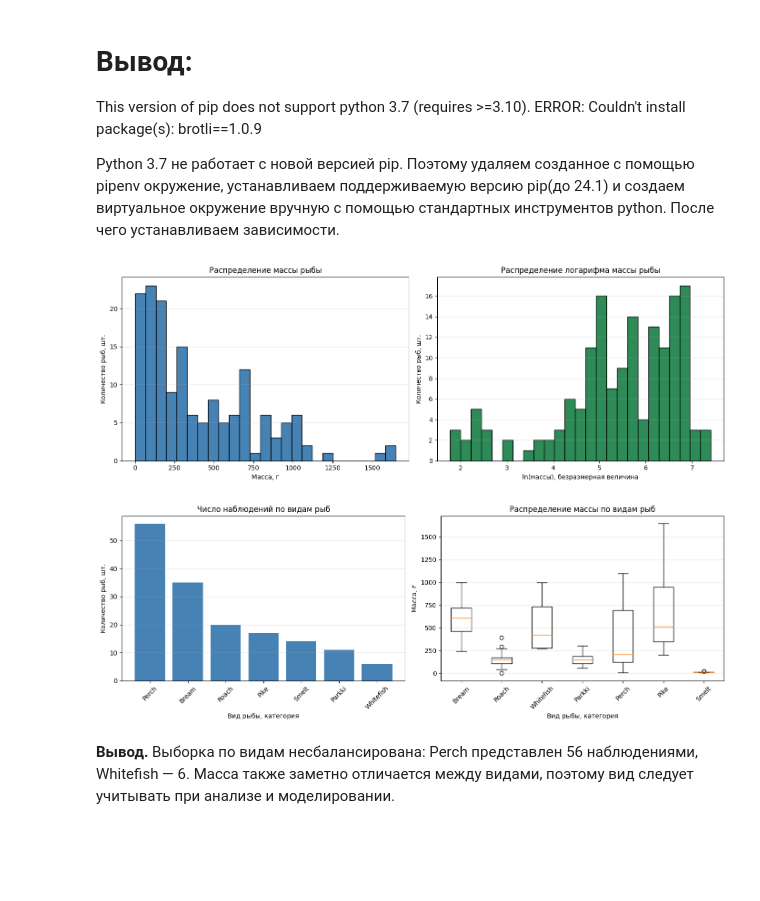
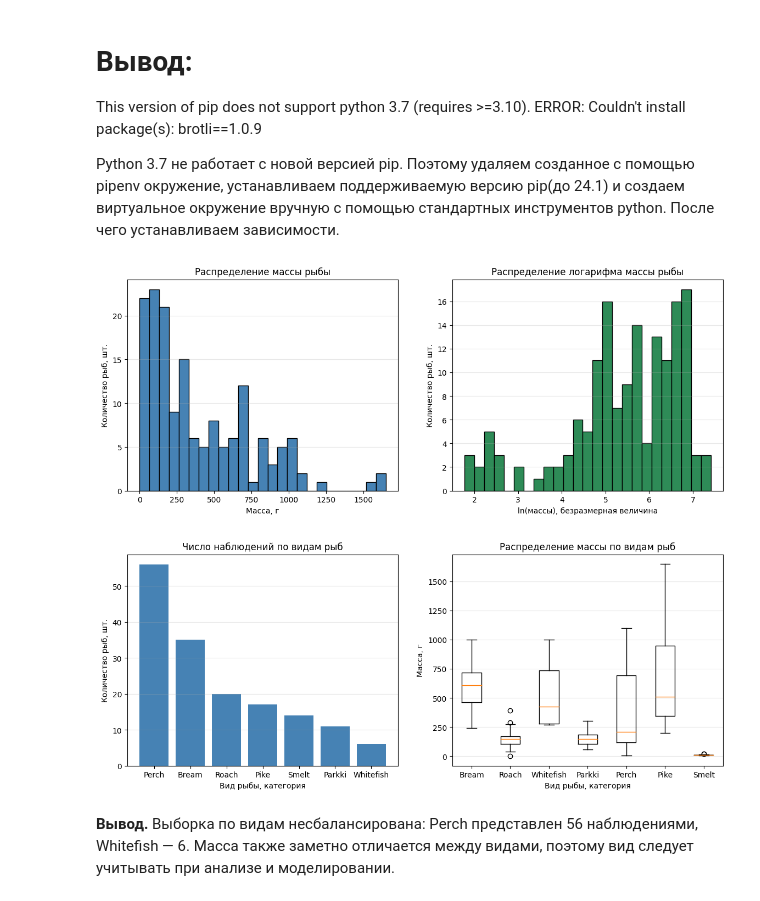
Before and after one commit to KSveselov/lab_3_ai, a Jupyter notebook: lab_1/Fish-Dimensions-Regression-Analysis/notebooks/01-eda.ipynb, the cells around one changed output. Cells and saved outputs as stored; diff of their text form; code cells hidden in the pictures; blank space fills up the shorter version.

```diff
--- a/lab_1/Fish-Dimensions-Regression-Analysis/notebooks/01-eda.ipynb
+++ b/lab_1/Fish-Dimensions-Regression-Analysis/notebooks/01-eda.ipynb
@@ -90,33 +90,32 @@ source .venv/bin/activate
 # %%
 import numpy as np
 import matplotlib.pyplot as plt
 import pandas as pd
 from pathlib import Path
 
 DATA_PATH = Path("../assets/data/Fish.csv")
 df = pd.read_csv(DATA_PATH)
 
 target = df["Weight"]
 log_weight = np.log(target[target > 0])  # исключаем нулевую массу
 
 fig, axes = plt.subplots(1, 2, figsize=(14, 5))
 
 axes[0].hist(target, bins=25, color="steelblue", edgecolor="black")
 axes[0].set_title("Распределение массы рыбы")
 axes[0].set_xlabel("Масса, г")
 axes[0].set_ylabel("Количество рыб, шт.")
 axes[0].grid(axis="y", alpha=0.3)
 
 axes[1].hist(log_weight, bins=25, color="seagreen", edgecolor="black")
 axes[1].set_title("Распределение логарифма массы рыбы")
 axes[1].set_xlabel("ln(массы), безразмерная величина")
 axes[1].set_ylabel("Количество рыб, шт.")
 axes[1].grid(axis="y", alpha=0.3)
 
-plt.tight_layout()
 plt.show()
 # %% [output]
-[figure, old version]
+[figure, new version]
 # %%
 species = df["Species"].unique()
 weights_by_species = [df.loc[df["Species"] == sp, "Weight"] for sp in species]
@@ -126,19 +125,16 @@ axes[0].bar(df["Species"].value_counts().index, df["Species"].value_counts().val
 axes[0].set_title("Число наблюдений по видам рыб")
 axes[0].set_xlabel("Вид рыбы, категория")
 axes[0].set_ylabel("Количество рыб, шт.")
-axes[0].tick_params(axis="x", rotation=45)
 axes[0].grid(axis="y", alpha=0.3)
 
 axes[1].boxplot(weights_by_species, labels=species)
 axes[1].set_title("Распределение массы по видам рыб")
 axes[1].set_xlabel("Вид рыбы, категория")
 axes[1].set_ylabel("Масса, г")
-axes[1].tick_params(axis="x", rotation=45)
 axes[1].grid(axis="y", alpha=0.3)
-plt.tight_layout()
 plt.show()
 # %% [output]
-[figure, old version]
+[figure, new version]
 # %% [markdown]
 **Вывод.** Выборка по видам несбалансирована: Perch представлен 56 наблюдениями, Whitefish — 6. Масса также заметно отличается между видами, поэтому вид следует учитывать при анализе и моделировании.
 # %%
```
Also changed, not shown: parts of 4 cells of this notebook.
